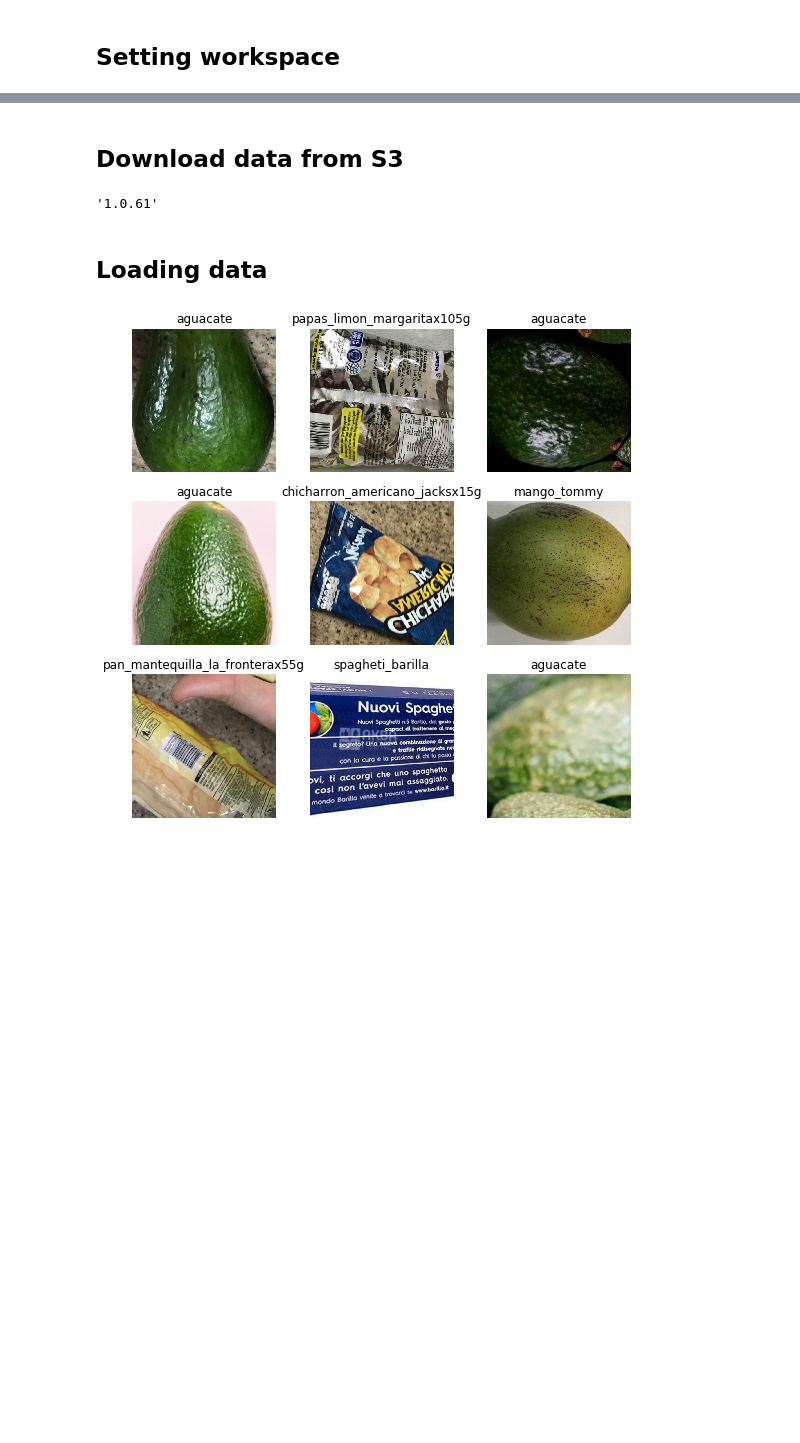
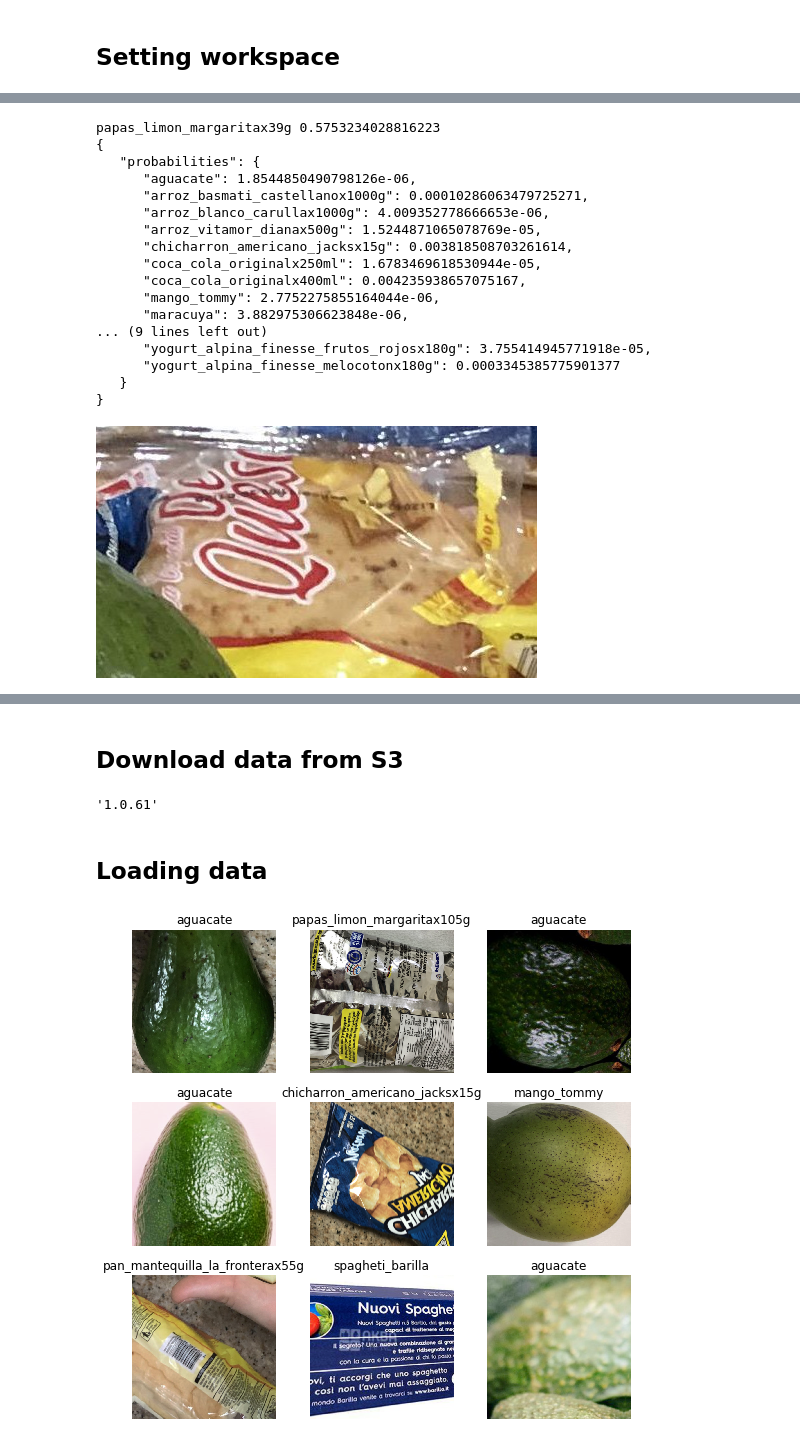
Before and after one commit to cvillad/classification_model, a Jupyter notebook: src/model.ipynb, the cells around one changed output, grey strips where cells are left out. Drawn from its saved outputs; the diff is of its cells as text; code cells hidden in the pictures; blank space fills up the shorter version.

```diff
--- a/src/model.ipynb
+++ b/src/model.ipynb
@@ -24,0 +28,6 @@ s3 = boto3.resource('s3')
+# %%
+model_path = os.path.join(args.root, args.model_dir)
+data_path = Path(os.path.join(args.root, args.data_dir))
+labels = os.listdir(data_path)
+data = ImageDataBunch.from_folder(data_path, valid_pct=0.2, bs=32, ds_tfms=get_transforms(), size=224, num_workers=4, no_check=True).normalize(imagenet_stats)
+t_learner = cnn_learner(data, models.resnet34, metrics=[error_rate,accuracy])
@@ -24,0 +38,32 @@ s3 = boto3.resource('s3')
+# %%
+import json
+from PIL import Image
+#!curl "https://www.merkadomi.com/wp-content/uploads/2018/07/COCA-COLA-ORIGINAL-400ML.jpg" --output test.jpg
+img_path = 'test13.jpg'
+img = open_image(img_path)
+pred_class,pred_idx,outputs = t_learner.predict(img)
+print(pred_class, outputs[pred_idx].item())
+print(json.dumps({"probabilities": {class_name: prob.item()
+                         for class_name, prob in zip(t_learner.data.classes, outputs)}}, indent=3))
+
+#!rm test.jpg
+img
+# %% [output]
+papas_limon_margaritax39g 0.5753234028816223
+{
+   "probabilities": {
+      "aguacate": 1.8544850490798126e-06,
+      "arroz_basmati_castellanox1000g": 0.00010286063479725271,
+      "arroz_blanco_carullax1000g": 4.009352778666653e-06,
+      "arroz_vitamor_dianax500g": 1.5244871065078769e-05,
+      "chicharron_americano_jacksx15g": 0.003818508703261614,
+      "coca_cola_originalx250ml": 1.6783469618530944e-05,
+      "coca_cola_originalx400ml": 0.004235938657075167,
+      "mango_tommy": 2.7752275855164044e-06,
+      "maracuya": 3.882975306623848e-06,
+... (9 lines left out)
+      "yogurt_alpina_finesse_frutos_rojosx180g": 3.755414945771918e-05,
+      "yogurt_alpina_finesse_melocotonx180g": 0.0003345385775901377
+   }
+}
+[figure, added]
```
Also changed, not shown: parts of 4 cells of this notebook, 7 other files.
